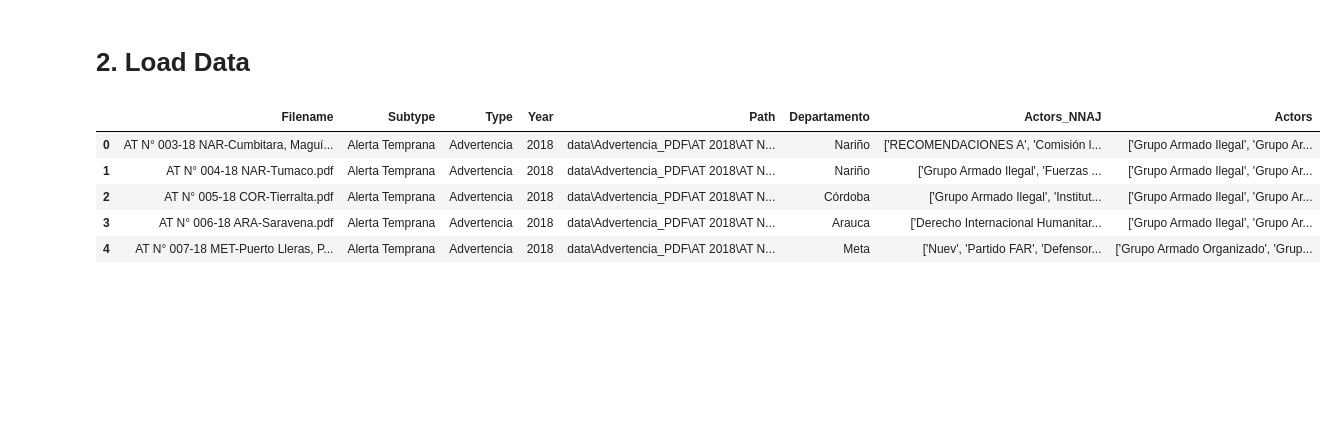
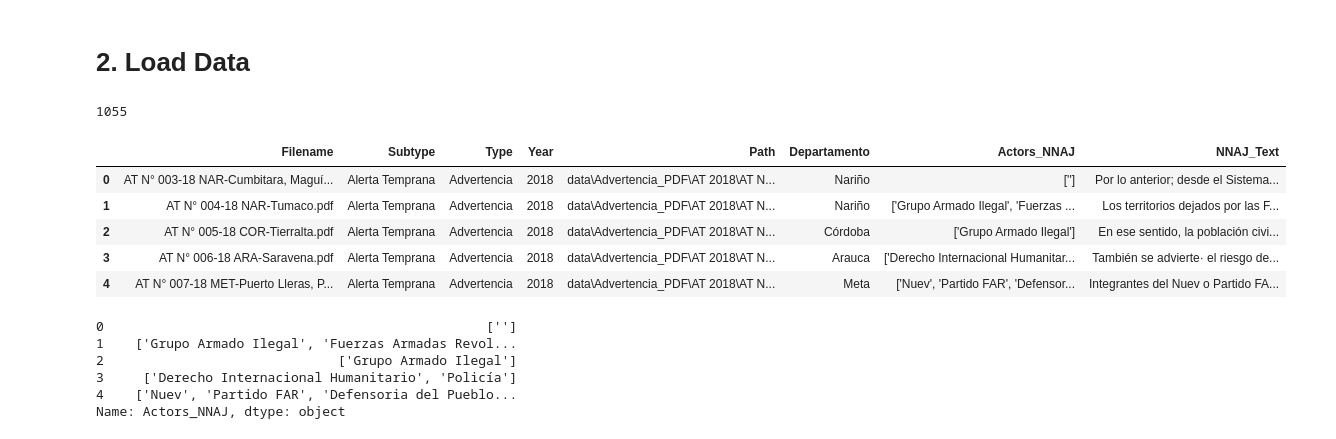
Before and after one commit to ylizama/alertas_colombia, a Jupyter notebook: 16_Actors_NNAJ_OverTime2.0.ipynb, the cells around one changed output. Saved outputs shown, nothing was run; the diff lists cells and outputs as text; code cells hidden in the pictures; blank space fills up the shorter version.

```diff
--- a/16_Actors_NNAJ_OverTime2.0.ipynb
+++ b/16_Actors_NNAJ_OverTime2.0.ipynb
@@ -8,16 +8,16 @@ import csv
 # 2. Load Data
 # %%
 df = pd.read_csv("data/alertas_actors_NNAJ.csv", sep="|")
-df = df[['Filename', 'Subtype', 'Type', 'Year', 'Path', 'Departamento',
-       'Actors_NNAJ', 'Actors']]
+print(len(df))
 df.head()
 # %% [output]
+1055
-|  | Filename | Subtype | Type | Year | Path | Departamento | Actors_NNAJ | Actors |
-| 0 | AT N° 003-18 NAR-Cumbitara, Maguí... | Alerta Temprana | Advertencia | 2018 | data\Advertencia_PDF\AT 2018\AT N... | Nariño | ['RECOMENDACIONES A', 'Comisión l... | ['Grupo Armado Ilegal', 'Grupo Ar... |
-| 1 | AT N° 004-18 NAR-Tumaco.pdf | Alerta Temprana | Advertencia | 2018 | data\Advertencia_PDF\AT 2018\AT N... | Nariño | ['Grupo Armado Ilegal', 'Fuerzas ... | ['Grupo Armado Ilegal', 'Grupo Ar... |
-| 2 | AT N° 005-18 COR-Tierralta.pdf | Alerta Temprana | Advertencia | 2018 | data\Advertencia_PDF\AT 2018\AT N... | Córdoba | ['Grupo Armado Ilegal', 'Institut... | ['Grupo Armado Ilegal', 'Grupo Ar... |
-| 3 | AT N° 006-18 ARA-Saravena.pdf | Alerta Temprana | Advertencia | 2018 | data\Advertencia_PDF\AT 2018\AT N... | Arauca | ['Derecho Internacional Humanitar... | ['Grupo Armado Ilegal', 'Grupo Ar... |
-| 4 | AT N° 007-18 MET-Puerto Lleras, P... | Alerta Temprana | Advertencia | 2018 | data\Advertencia_PDF\AT 2018\AT N... | Meta | ['Nuev', 'Partido FAR', 'Defensor... | ['Grupo Armado Organizado', 'Grup... |
+|  | Filename | Subtype | Type | Year | Path | Departamento | Actors_NNAJ | NNAJ_Text |
+| 0 | AT N° 003-18 NAR-Cumbitara, Maguí... | Alerta Temprana | Advertencia | 2018 | data\Advertencia_PDF\AT 2018\AT N... | Nariño | [''] | Por lo anterior; desde el Sistema... |
+| 1 | AT N° 004-18 NAR-Tumaco.pdf | Alerta Temprana | Advertencia | 2018 | data\Advertencia_PDF\AT 2018\AT N... | Nariño | ['Grupo Armado Ilegal', 'Fuerzas ... | Los territorios dejados por las F... |
+| 2 | AT N° 005-18 COR-Tierralta.pdf | Alerta Temprana | Advertencia | 2018 | data\Advertencia_PDF\AT 2018\AT N... | Córdoba | ['Grupo Armado Ilegal'] | En ese sentido, la población civi... |
+| 3 | AT N° 006-18 ARA-Saravena.pdf | Alerta Temprana | Advertencia | 2018 | data\Advertencia_PDF\AT 2018\AT N... | Arauca | ['Derecho Internacional Humanitar... | También se advierte· el riesgo de... |
+| 4 | AT N° 007-18 MET-Puerto Lleras, P... | Alerta Temprana | Advertencia | 2018 | data\Advertencia_PDF\AT 2018\AT N... | Meta | ['Nuev', 'Partido FAR', 'Defensor... | Integrantes del Nuev o Partido FA... |
 # %%
 space_articles = []
 red_flags = ['Telefax', 'procesoSubproceso Prevención y Protección Código','SAT', 'Alerta Temprana',
@@ -106,4 +108,13 @@ def most_mentioned_actors(actors):
     counterdf = pd.DataFrame(data)
     counterdf = counterdf.groupby('actors').agg({'frequency' : 'sum'}).sort_values('frequency', ascending = False)
     return counterdf
+# %%
+df['Actors_NNAJ'].head()
+# %% [output]
+0                                                 ['']
+1    ['Grupo Armado Ilegal', 'Fuerzas Armadas Revol...
+2                              ['Grupo Armado Ilegal']
+3     ['Derecho Internacional Humanitario', 'Policía']
+4    ['Nuev', 'Partido FAR', 'Defensoria del Pueblo...
+Name: Actors_NNAJ, dtype: object
 # %%
```
Also changed, not shown: parts of 18 cells of this notebook.
